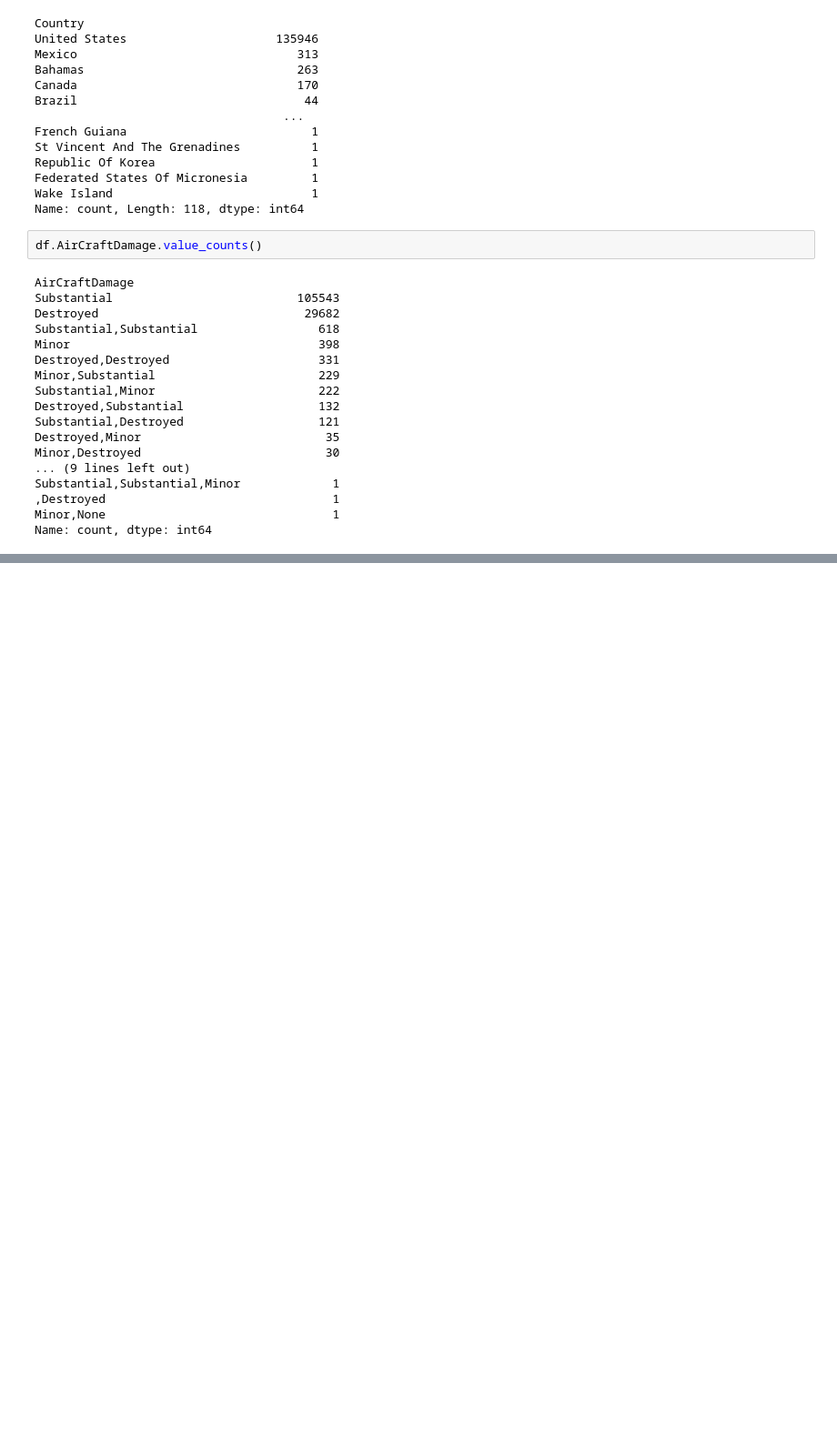
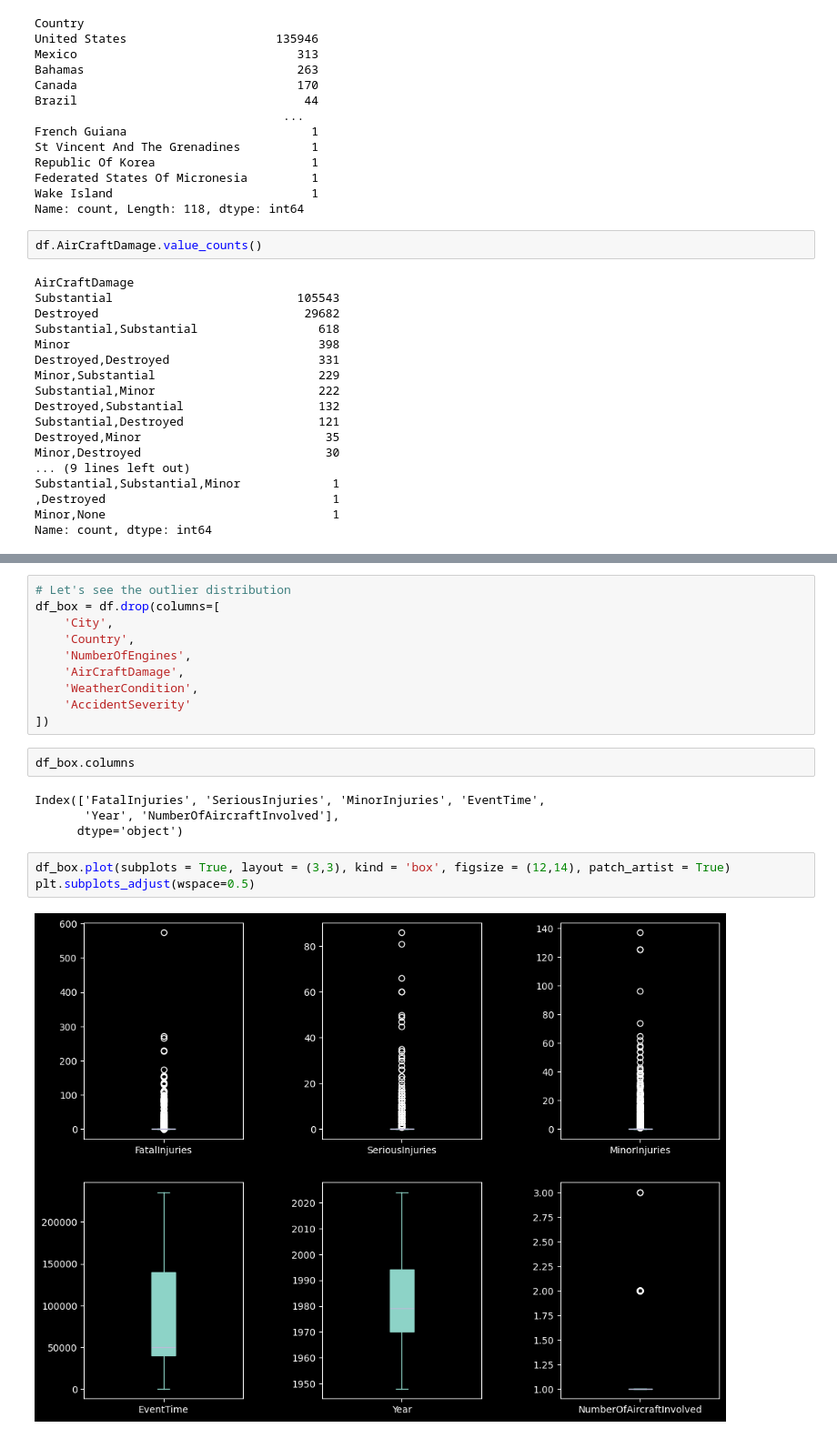
Before and after one commit to deniselouzada/air-accident-reports, a Jupyter notebook: ntsb-accidents2.ipynb, the cells around one changed output, grey strips where cells are left out. Shown at 91% size. Saved outputs shown, nothing was run; the diff lists cells and outputs as text; blank space fills up the shorter version.

```diff
--- a/ntsb-accidents2.ipynb
+++ b/ntsb-accidents2.ipynb
@@ -610,0 +638,21 @@ df.describe()
+# %%
+# Let's see the outlier distribution
+df_box = df.drop(columns=[
+    'City',
+    'Country',
+    'NumberOfEngines',
+    'AirCraftDamage',
+    'WeatherCondition',
+    'AccidentSeverity'
+])
+# %%
+df_box.columns
+# %% [output]
+Index(['FatalInjuries', 'SeriousInjuries', 'MinorInjuries', 'EventTime',
+       'Year', 'NumberOfAircraftInvolved'],
+      dtype='object')
+# %%
+df_box.plot(subplots = True, layout = (3,3), kind = 'box', figsize = (12,14), patch_artist = True)
+plt.subplots_adjust(wspace=0.5)
+# %% [output]
+[figure, added]
```
Also changed, not shown: parts of 17 cells of this notebook, 2 other files.
